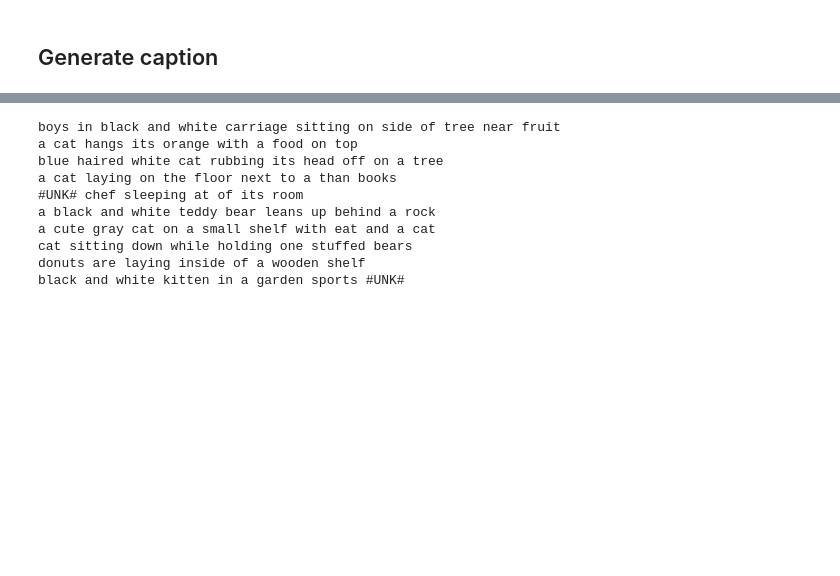
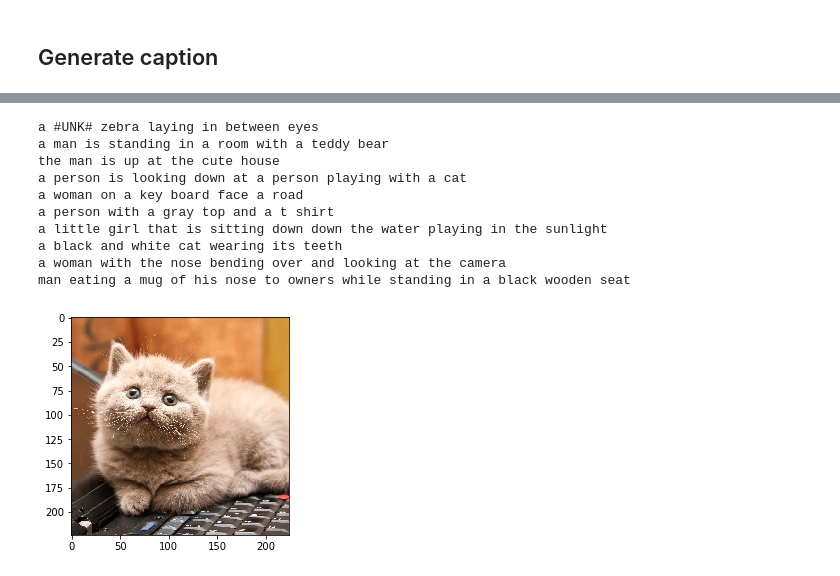
Before and after one commit to dk4b/MIPT_Data_Mining_In_Action_2016, a Jupyter notebook: trends/hw7_captioning/captioning_solution_1.ipynb, the cells around one changed output, grey strips where cells are left out. Drawn from its saved outputs; the diff is of its cells as text; code cells hidden in the pictures; blank space fills up the shorter version.

```diff
--- a/trends/hw7_captioning/captioning_solution_1.ipynb
+++ b/trends/hw7_captioning/captioning_solution_1.ipynb
@@ -119,8 +119,8 @@ array([[ 8481,  2852,  7829,  4136, 10058,  9934,  5915,  4859,  6766,
 # %%
 # network shapes.
 CNN_FEATURE_SIZE = img_codes.shape[1]
-EMBED_SIZE = 128 #pls change me if u want
-LSTM_UNITS = 200 #pls change me if u want
+EMBED_SIZE = 256 #128 #pls change me if u want
+LSTM_UNITS = 400 #200 #pls change me if u want
 # %%
 import theano
 import lasagne
@@ -222,7 +216,8 @@ loss = (loss*output_mask).sum() / output_mask.sum()
 #updates = <your favorite optimizer>
 
 weights = get_all_params(predicted_probabilities,trainable=True)
-updates = lasagne.updates.adam(loss,weights)
+#updates = lasagne.updates.adam(loss,weights)
+updates = lasagne.updates.adamax(loss,weights)
 # %%
 #compile a function that takes input sentence and image mask, outputs loss and updates weights
 #please not that your functions must accept image features as FIRST param and sentences as second one
@@ -380,3 +366,14 @@ def generate_caption(image,caption_prefix = ("START",),t=1,sample=True,max_len=1
             break
 
     return caption
+# %%
+#sample image
+img = plt.imread('data/Dog-and-Cat.jpg')
+img = preprocess(img)
+
+#deprocess and show, one line :)
+
+plt.imshow(np.transpose((img[0] + MEAN_VALUES)[::-1],[1,2,0]).astype('uint8'))
+
+for i in range(10):
+    print ' '.join(generate_caption(img,t=1.)[1:-1])
@@ -383,14 +392,20 @@ def generate_caption(image,caption_prefix = ("START",),t=1,sample=True,max_len=1
 # %%
+img = plt.imread('img/img1.jpg')
+img = preprocess(img)
+
+plt.imshow(np.transpose((img[0] + MEAN_VALUES)[::-1],[1,2,0]).astype('uint8'))
+
 for i in range(10):
     print ' '.join(generate_caption(img,t=1.)[1:-1])
 # %% [output]
-boys in black and white carriage sitting on side of tree near fruit
-a cat hangs its orange with a food on top
-blue haired white cat rubbing its head off on a tree
-a cat laying on the floor next to a than books
-#UNK# chef sleeping at of its room
-a black and white teddy bear leans up behind a rock
-a cute gray cat on a small shelf with eat and a cat
-cat sitting down while holding one stuffed bears
-donuts are laying inside of a wooden shelf
-black and white kitten in a garden sports #UNK#
+a #UNK# zebra laying in between eyes
+a man is standing in a room with a teddy bear
+the man is up at the cute house
+a person is looking down at a person playing with a cat
+a woman on a key board face a road
+a person with a gray top and a t shirt
+a little girl that is sitting down down the water playing in the sunlight
+a black and white cat wearing its teeth
+a woman with the nose bending over and looking at the camera
+man eating a mug of his nose to owners while standing in a black wooden seat
+[figure, added]
```
Also changed, not shown: parts of 28 cells of this notebook, 1 other file.
